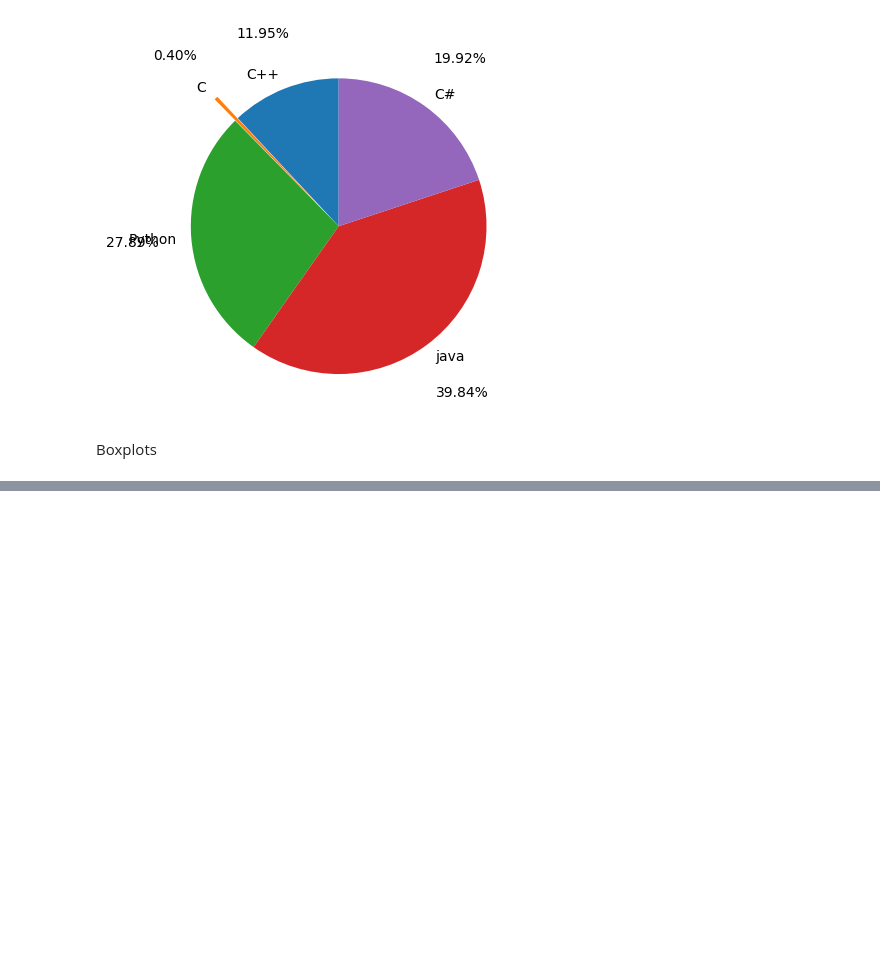
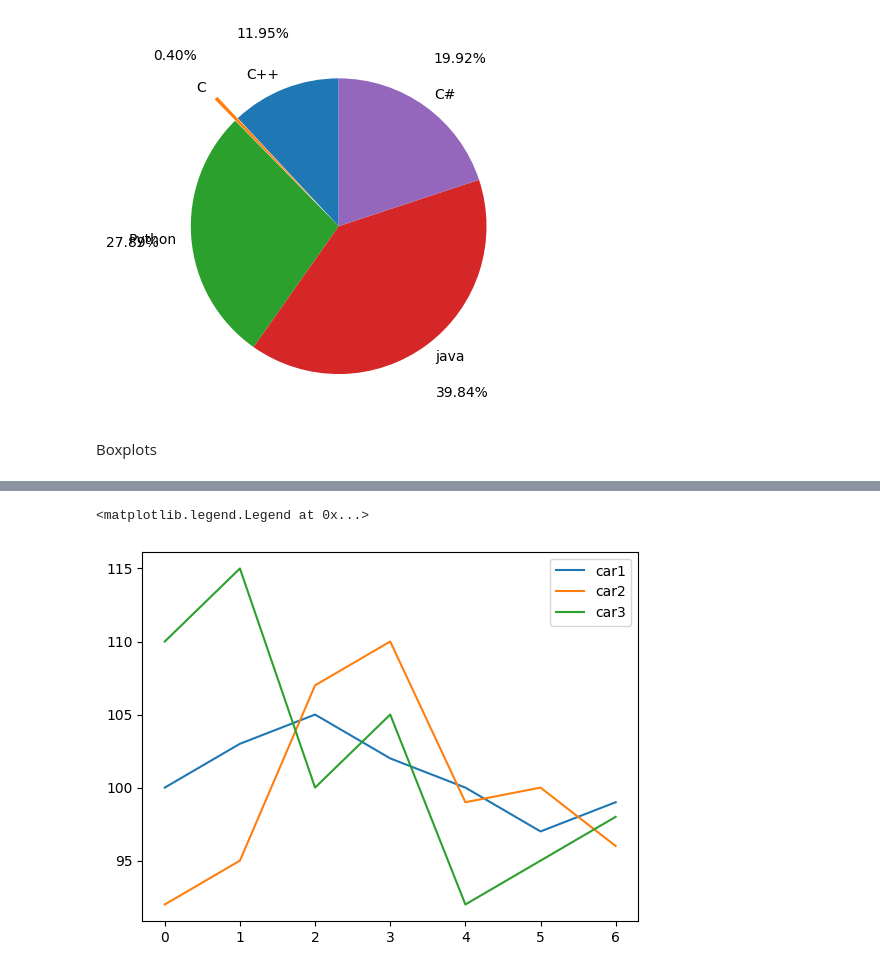
Before and after one commit to aarinz/data-science-practice, a Jupyter notebook: Matplotlib/matplotlib.ipynb, the cells around one changed output, grey strips where cells are left out. Drawn from its saved outputs; the diff is of its cells as text; code cells hidden in the pictures; blank space fills up the shorter version.

```diff
--- a/Matplotlib/matplotlib.ipynb
+++ b/Matplotlib/matplotlib.ipynb
@@ -177,0 +191,13 @@ plt.boxplot(heights)
+# %%
+line_a = [100, 103, 105, 102, 100, 97, 99]
+line_b = [92, 95, 107, 110, 99, 100, 96]
+line_c = [110, 115, 100, 105, 92, 95, 98]
+# %%
+plt.plot(line_a, label="car1")
+plt.plot(line_b, label="car2")
+plt.plot(line_c, label="car3")
+
+plt.legend()
+# %% [output]
+<matplotlib.legend.Legend at 0x...>
+[figure, added]
```
Also changed, not shown: parts of 20 cells of this notebook.
